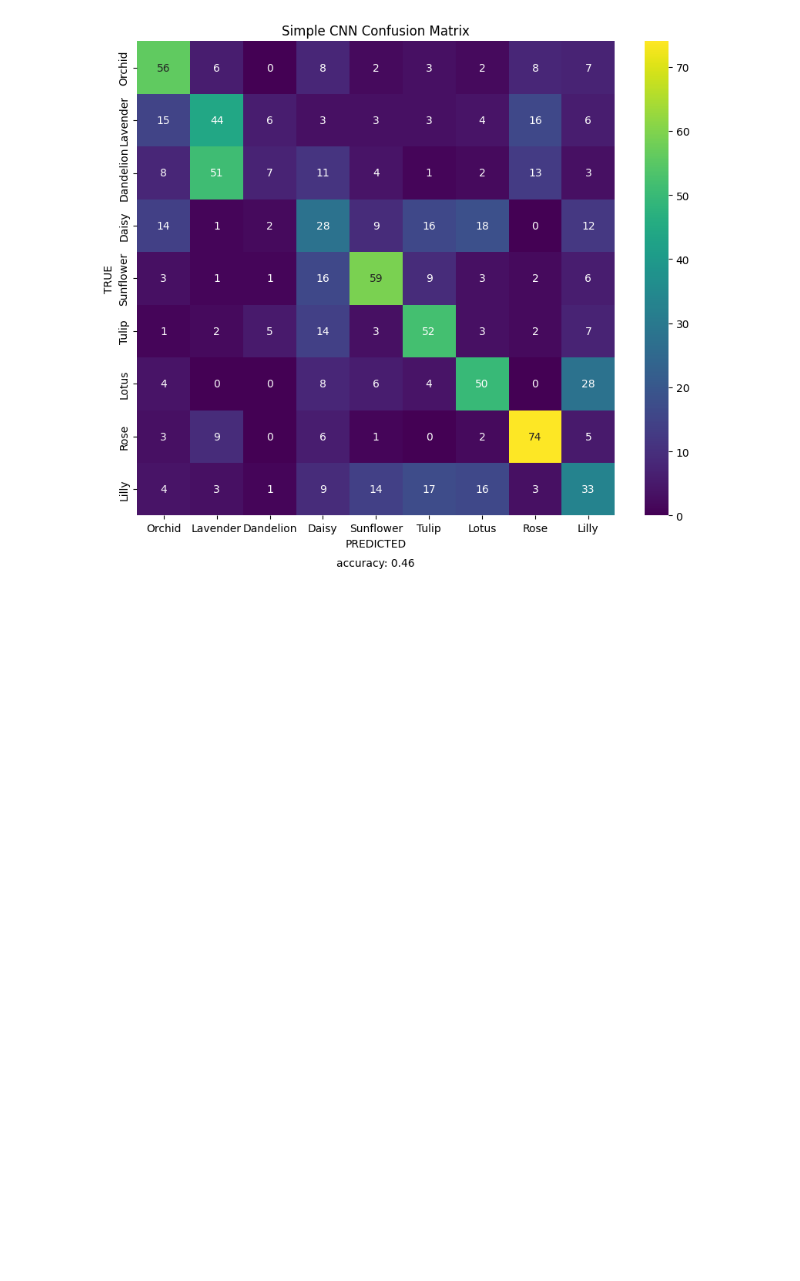
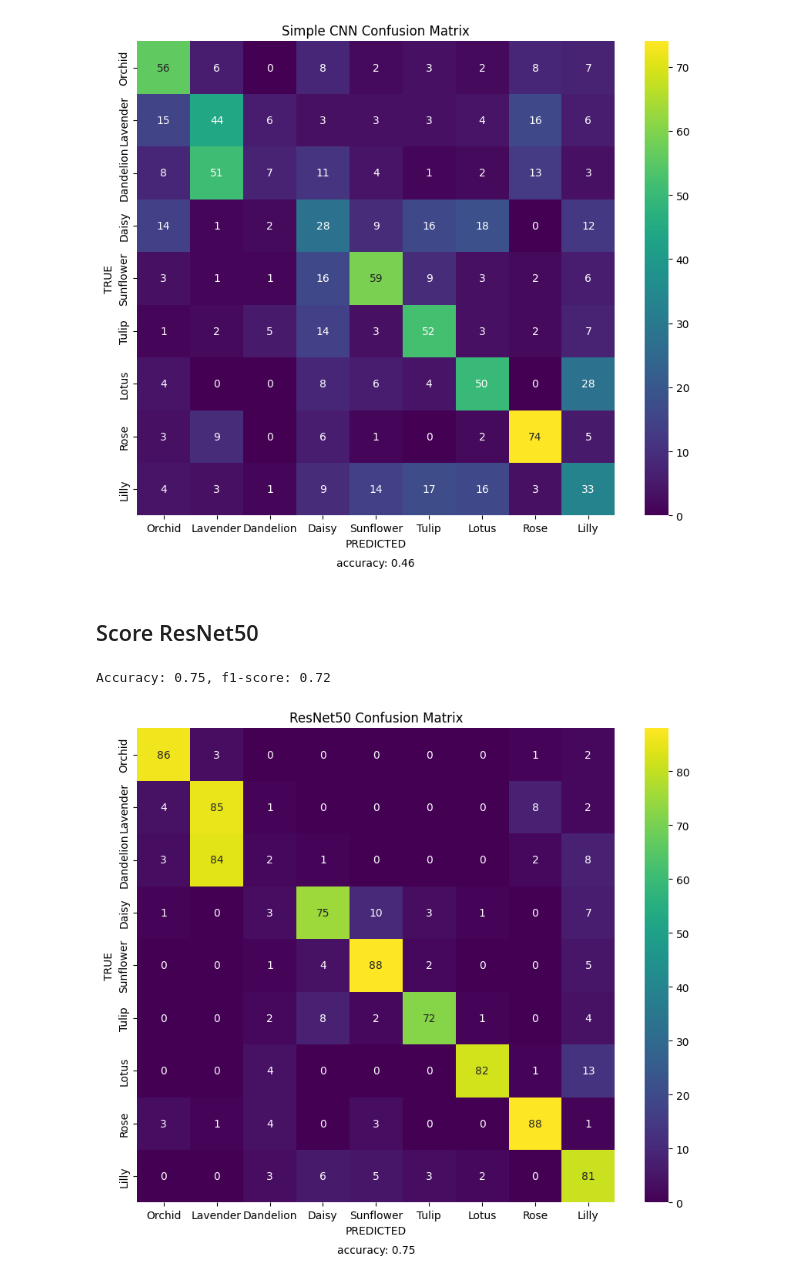
Before and after one commit to foggyTeam/Dandelion, a Jupyter notebook: notebook.ipynb, the cells around one changed output. Cells and saved outputs as stored; diff of their text form; code cells hidden in the pictures; blank space fills up the shorter version.

Commit message:
Added and scored ResNet50

```diff
--- a/notebook.ipynb
+++ b/notebook.ipynb
@@ -211,0 +216,5 @@ torch.save(cnn.state_dict(), os.path.join(best_models_path, 'cnn.pth'))
+# %%
+# Initialising a ResNet50 model
+resnet50 = models.resnet50(pretrained=True)
+number_of_features = resnet50.fc.in_features
+resnet50.fc = nn.Linear(number_of_features, number_of_classes)
@@ -280,3 +382,25 @@ plot_confusion_matrix(cnn_confusion_matrix, 'Simple CNN', cnn_accuracy)
 # %% [output]
 Accuracy: 0.46, f1-score: 0.44
 [figure]
+# %% [markdown]
+## Score ResNet50
+# %%
+# path to best params
+best_resnet50_params_path = os.path.join(best_models_path, 'resnet50.pth')
+
+# load best params into model
+resnet50.load_state_dict(torch.load(best_resnet50_params_path))
+# %%
+# use GPU if available
+device = torch.device("cuda" if torch.cuda.is_available() else "cpu")
+resnet50 = resnet50.to(device)
+
+# model is ready for use
+# %%
+resnet50_accuracy, resnet50_f1_score, resnet50_confusion_matrix = score_model(resnet50)
+# %%
+colored_print(f'Accuracy: {resnet50_accuracy:.2f}, f1-score: {resnet50_f1_score:.2f}', 'g')
+plot_confusion_matrix(resnet50_confusion_matrix, 'ResNet50', resnet50_accuracy)
+# %% [output]
+Accuracy: 0.75, f1-score: 0.72
+[figure, added]
```
Also changed, not shown: parts of 5 cells of this notebook.
